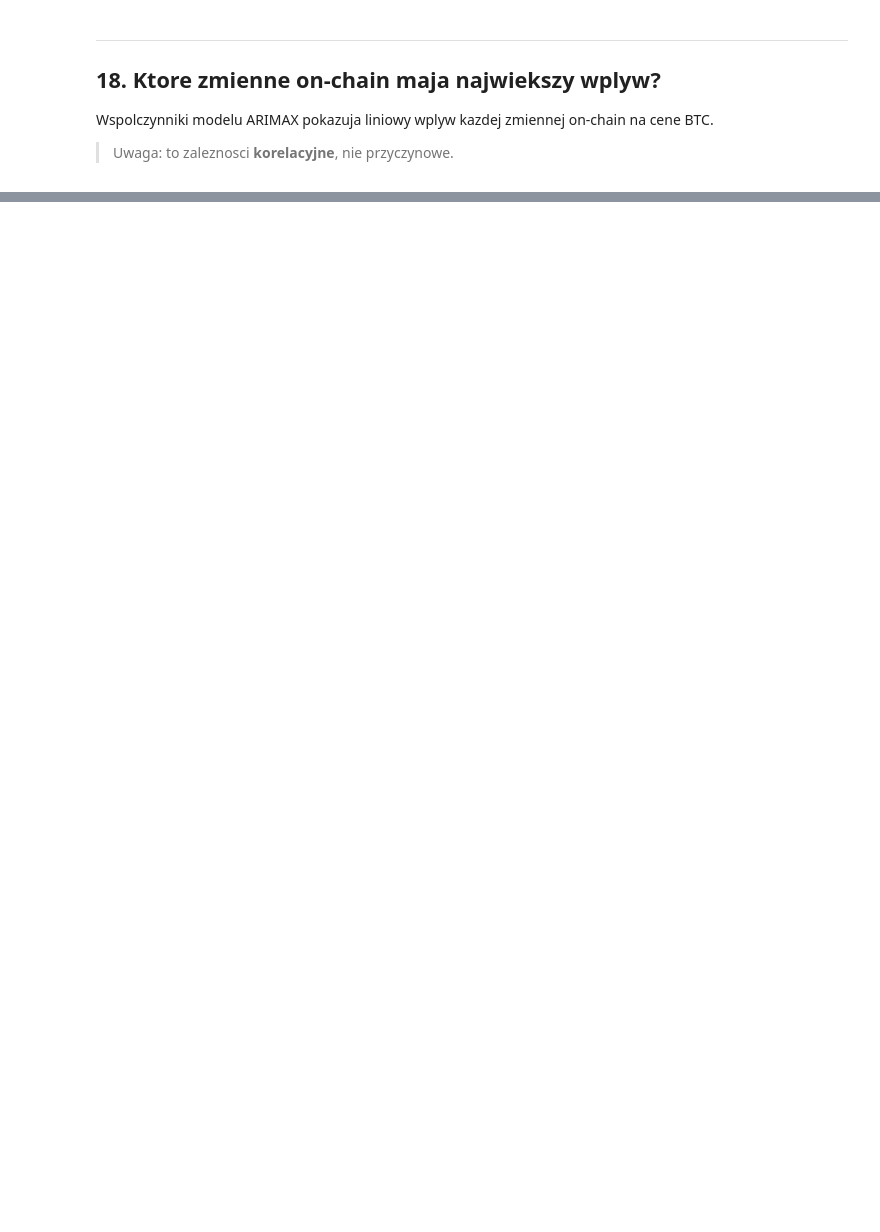
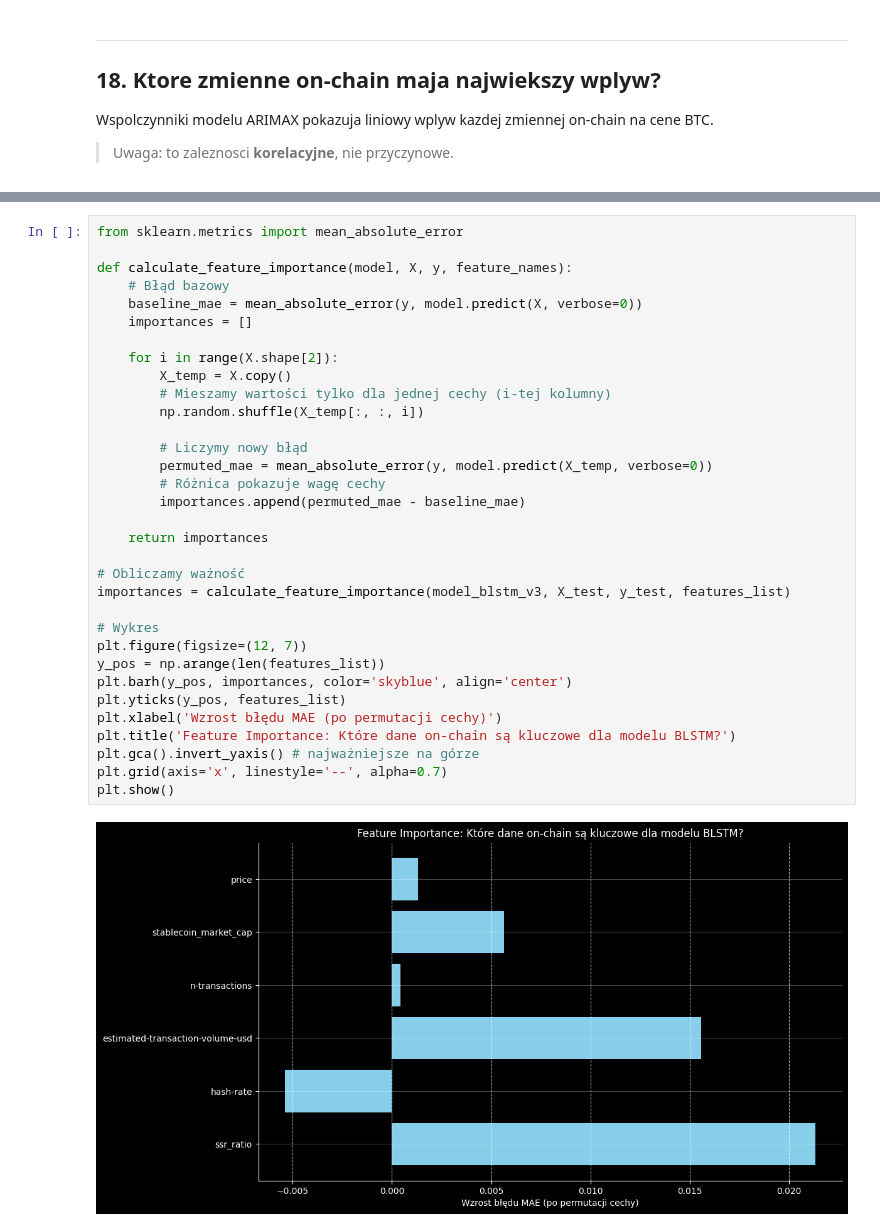
Before and after one commit to AdamDetmer/bitcoin-onchain-analysis, a Jupyter notebook: notebooks/arima_bitcoin.ipynb, the cells around one changed output, grey strips where cells are left out. Drawn from its saved outputs; the diff is of its cells as text; blank space fills up the shorter version.

```diff
--- a/notebooks/arima_bitcoin.ipynb
+++ b/notebooks/arima_bitcoin.ipynb
@@ -1152,0 +1377,35 @@ Dane on-chain uzyte w ARIMAX:
+# %%
+from sklearn.metrics import mean_absolute_error
+
+def calculate_feature_importance(model, X, y, feature_names):
+    # Błąd bazowy
+    baseline_mae = mean_absolute_error(y, model.predict(X, verbose=0))
+    importances = []
+
+    for i in range(X.shape[2]):
+        X_temp = X.copy()
+        # Mieszamy wartości tylko dla jednej cechy (i-tej kolumny)
+        np.random.shuffle(X_temp[:, :, i])
+
+        # Liczymy nowy błąd
+        permuted_mae = mean_absolute_error(y, model.predict(X_temp, verbose=0))
+        # Różnica pokazuje wagę cechy
+        importances.append(permuted_mae - baseline_mae)
+
+    return importances
+
+# Obliczamy ważność
+importances = calculate_feature_importance(model_blstm_v3, X_test, y_test, features_list)
+
+# Wykres
+plt.figure(figsize=(12, 7))
+y_pos = np.arange(len(features_list))
+plt.barh(y_pos, importances, color='skyblue', align='center')
+plt.yticks(y_pos, features_list)
+plt.xlabel('Wzrost błędu MAE (po permutacji cechy)')
+plt.title('Feature Importance: Które dane on-chain są kluczowe dla modelu BLSTM?')
+plt.gca().invert_yaxis() # najważniejsze na górze
+plt.grid(axis='x', linestyle='--', alpha=0.7)
+plt.show()
+# %% [output]
+[figure, added]
```
Also changed, not shown: parts of 46 cells of this notebook.
